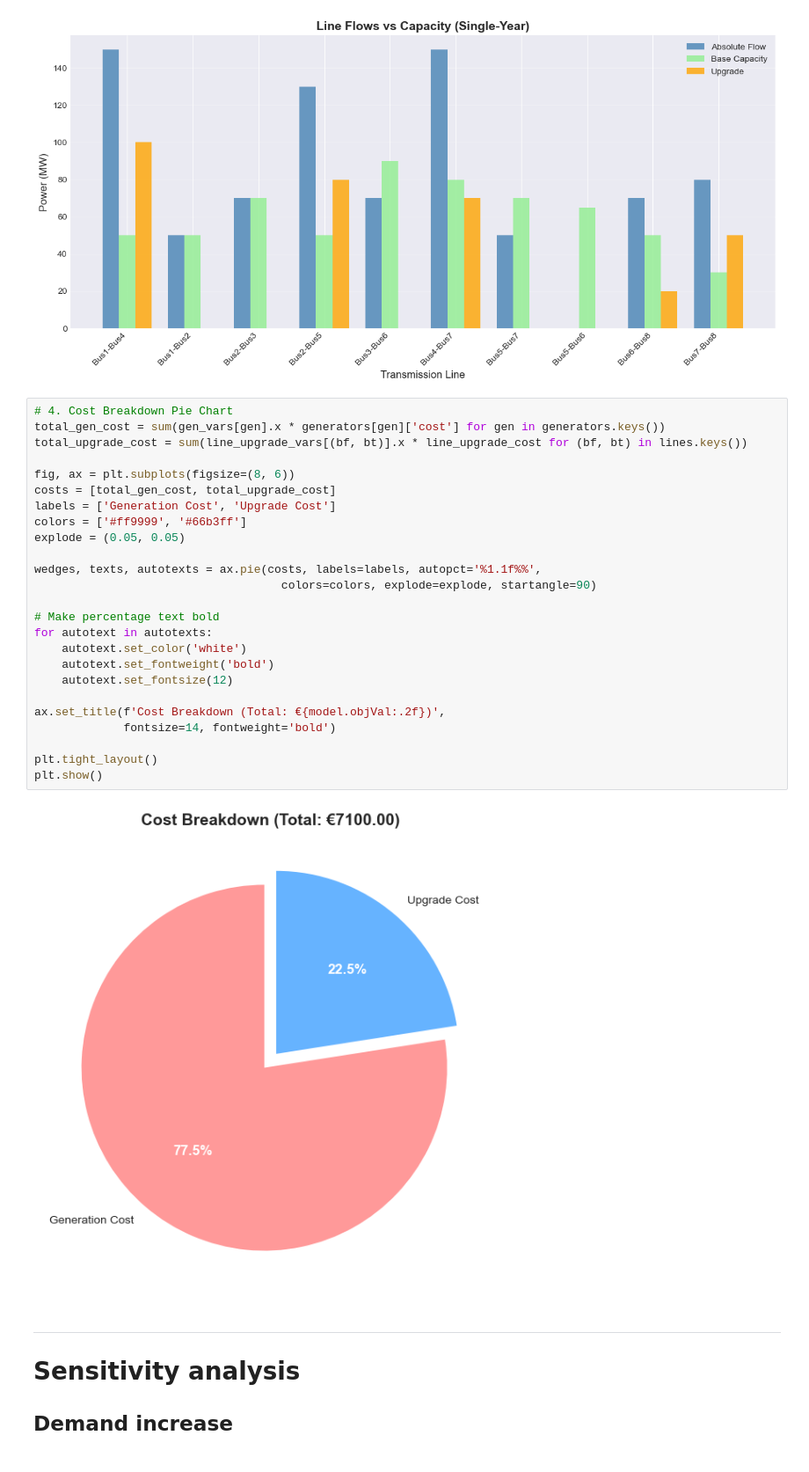
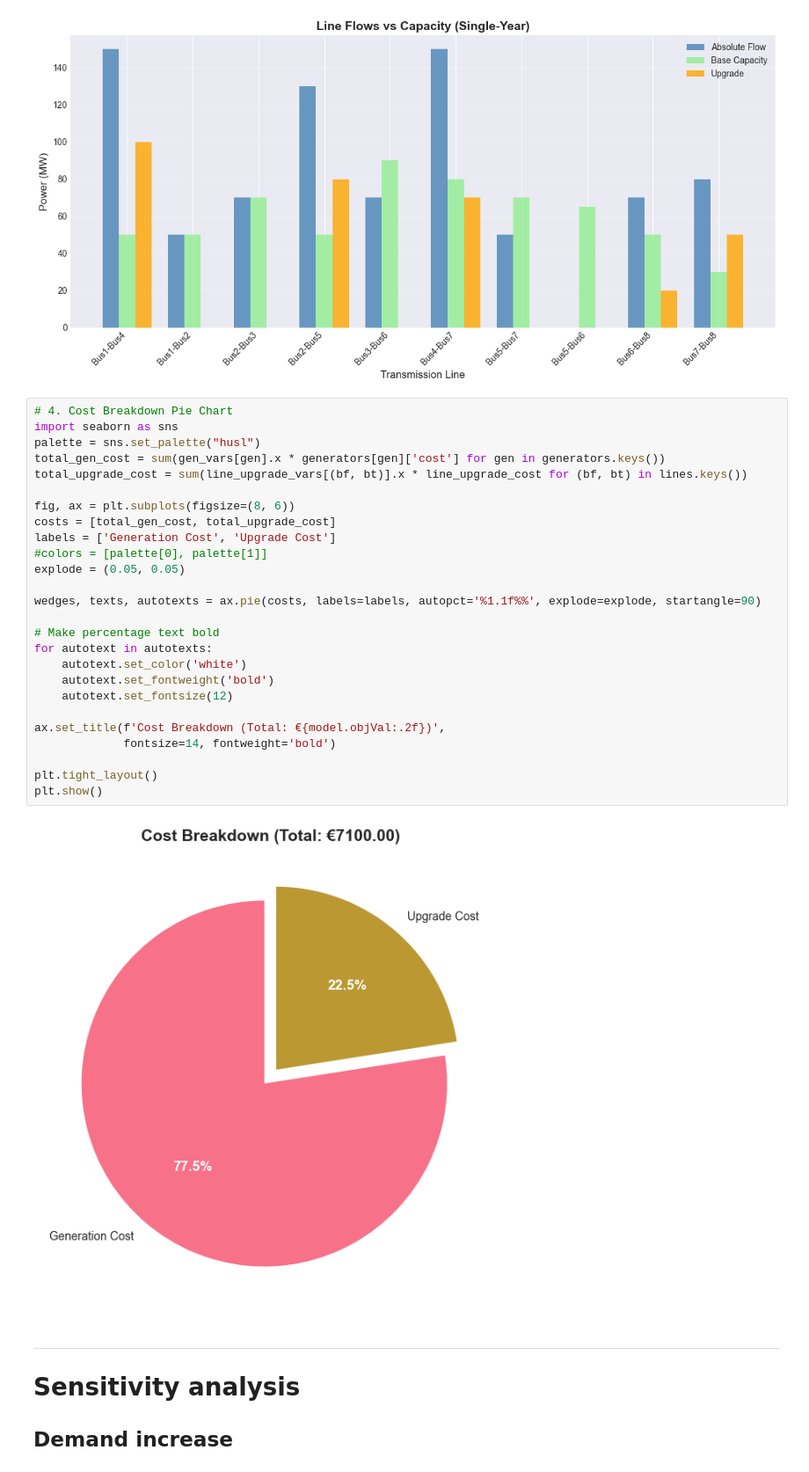
Before and after one commit to s204737/Assignment2_Group40, a Jupyter notebook: Singleyear_deterministic_model.ipynb, the cells around one changed output. Shown: that part at 88% size. Drawn from its saved outputs; the diff is of its cells as text.

Commit message:
graph changes

```diff
--- a/Singleyear_deterministic_model.ipynb
+++ b/Singleyear_deterministic_model.ipynb
@@ -394,31 +394,32 @@ plt.show()
 [figure]
 # %%
 # 4. Cost Breakdown Pie Chart
+import seaborn as sns
+palette = sns.set_palette("husl")
 total_gen_cost = sum(gen_vars[gen].x * generators[gen]['cost'] for gen in generators.keys())
 total_upgrade_cost = sum(line_upgrade_vars[(bf, bt)].x * line_upgrade_cost for (bf, bt) in lines.keys())
 
 fig, ax = plt.subplots(figsize=(8, 6))
 costs = [total_gen_cost, total_upgrade_cost]
 labels = ['Generation Cost', 'Upgrade Cost']
-colors = ['#ff9999', '#66b3ff']
+#colors = [palette[0], palette[1]]
 explode = (0.05, 0.05)
 
-wedges, texts, autotexts = ax.pie(costs, labels=labels, autopct='%1.1f%%',
-                                    colors=colors, explode=explode, startangle=90)
+wedges, texts, autotexts = ax.pie(costs, labels=labels, autopct='%1.1f%%', explode=explode, startangle=90)
 
 # Make percentage text bold
 for autotext in autotexts:
     autotext.set_color('white')
     autotext.set_fontweight('bold')
     autotext.set_fontsize(12)
 
 ax.set_title(f'Cost Breakdown (Total: €{model.objVal:.2f})',
              fontsize=14, fontweight='bold')
 
 plt.tight_layout()
 plt.show()
 # %% [output]
-[figure, old version]
+[figure, new version]
 # %% [markdown]
 ---
 # Sensitivity analysis
```
Also changed, not shown: parts of 1 cell of this notebook, 5 other files.
